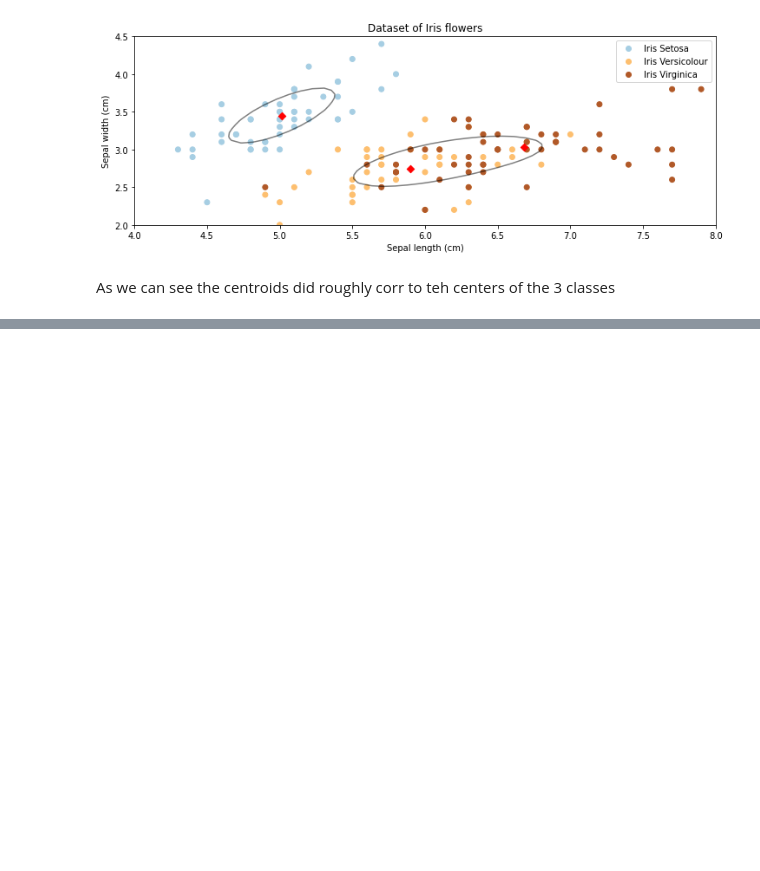
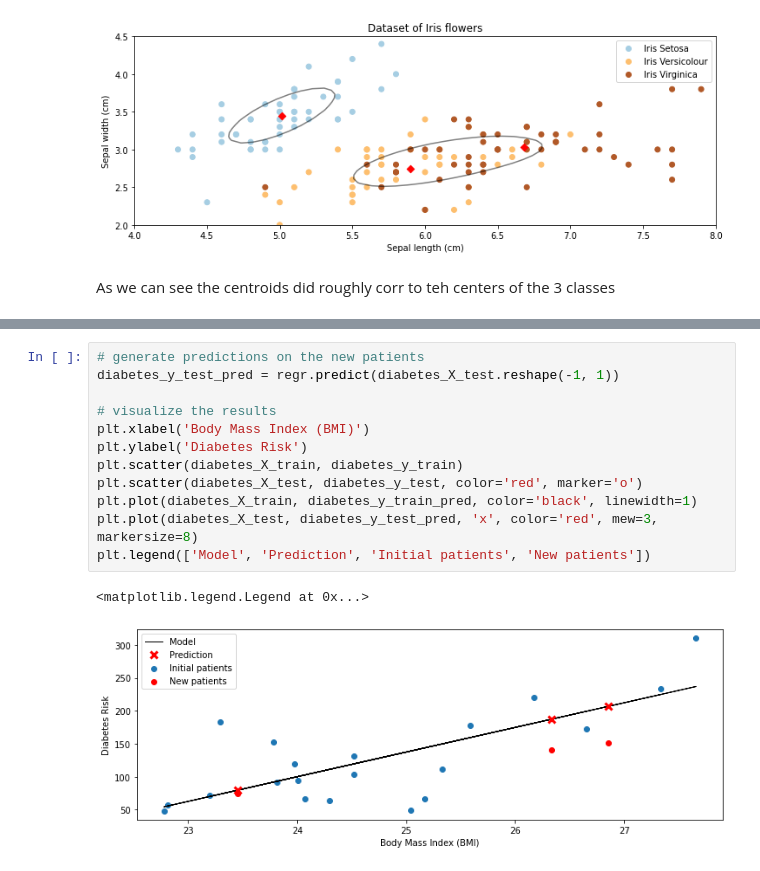
Before and after one commit to ShaunakSen/Data-Science-and-Machine-Learning, a Jupyter notebook: Applied_ML_CS_5785.ipynb, the cells around one changed output, grey strips where cells are left out. Saved outputs shown, nothing was run; the diff lists cells and outputs as text; blank space fills up the shorter version.

```diff
--- a/Applied_ML_CS_5785.ipynb
+++ b/Applied_ML_CS_5785.ipynb
@@ -114,0 +267,15 @@ As we can see the centroids did roughly corr to teh centers of the 3 classes
+# %%
+# generate predictions on the new patients
+diabetes_y_test_pred = regr.predict(diabetes_X_test.reshape(-1, 1))
+
+# visualize the results
+plt.xlabel('Body Mass Index (BMI)')
+plt.ylabel('Diabetes Risk')
+plt.scatter(diabetes_X_train, diabetes_y_train)
+plt.scatter(diabetes_X_test, diabetes_y_test, color='red', marker='o')
+plt.plot(diabetes_X_train, diabetes_y_train_pred, color='black', linewidth=1)
+plt.plot(diabetes_X_test, diabetes_y_test_pred, 'x', color='red', mew=3, markersize=8)
+plt.legend(['Model', 'Prediction', 'Initial patients', 'New patients'])
+# %% [output]
+<matplotlib.legend.Legend at 0x...>
+[figure, added]
```
Also changed, not shown: parts of 17 cells of this notebook.
